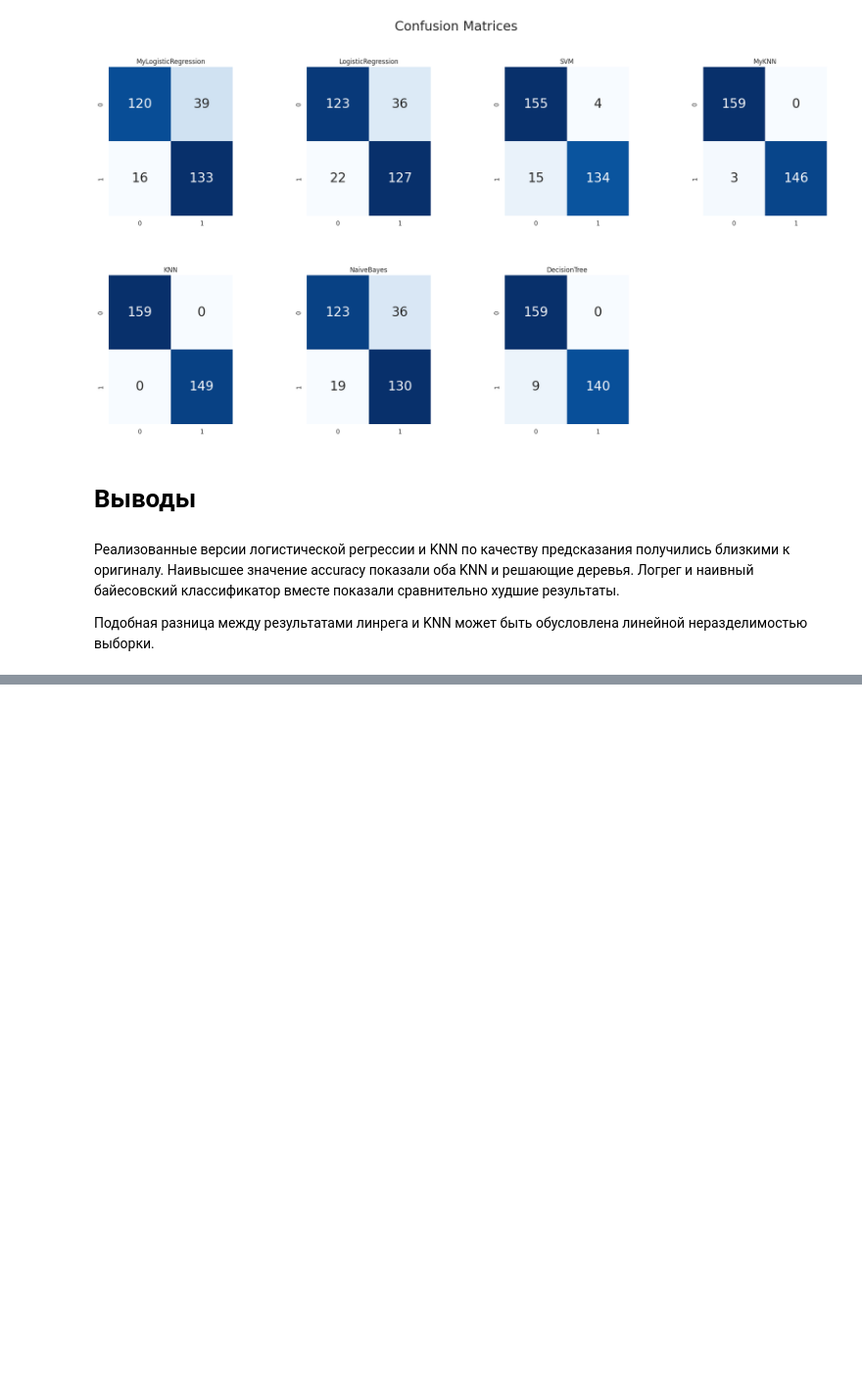
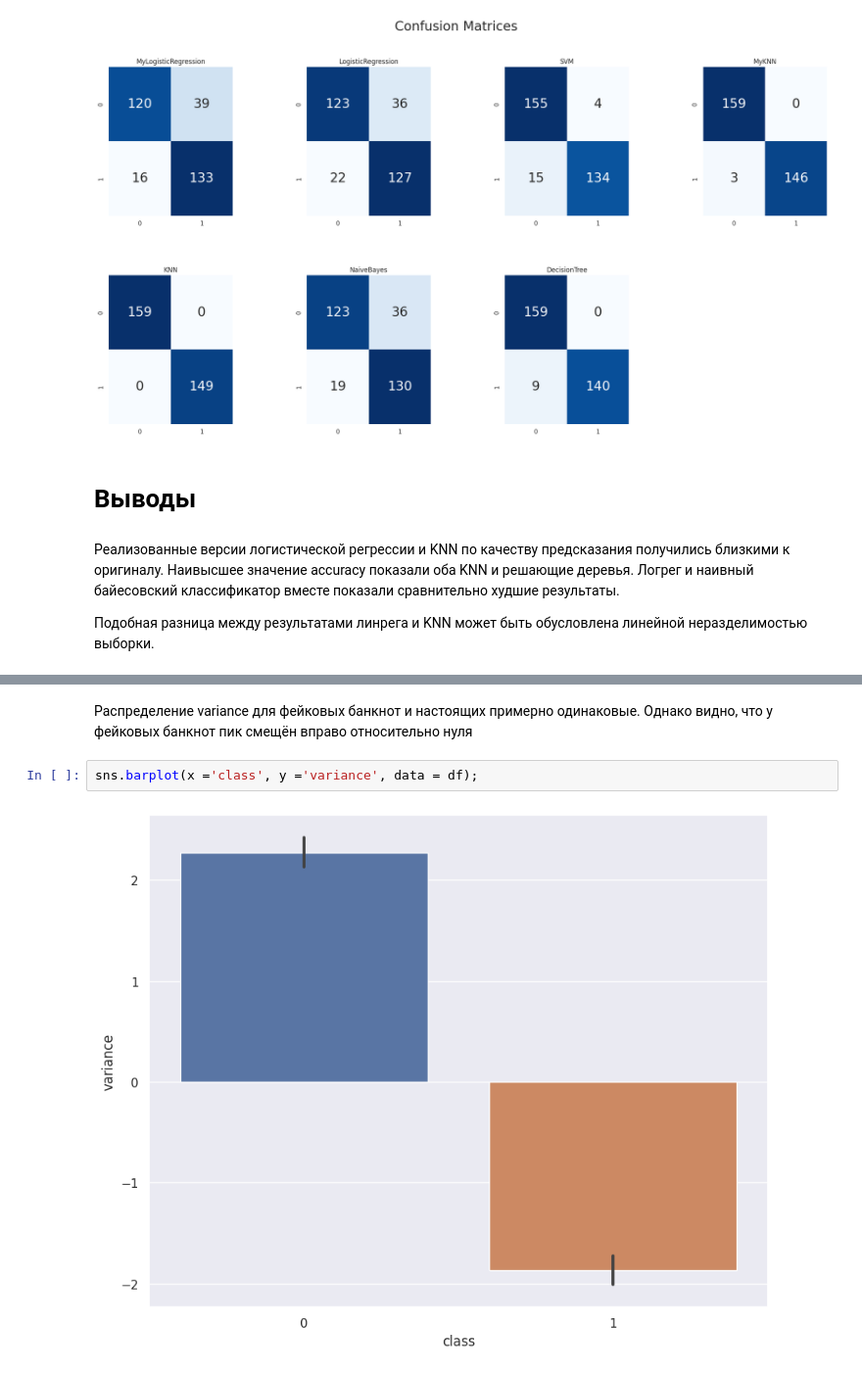
Before and after one commit to achains/ml-course, a Jupyter notebook: notebooks/T2_Classification.ipynb, the cells around one changed output, grey strips where cells are left out. Shown at 98% size. Saved outputs shown, nothing was run; the diff lists cells and outputs as text; blank space fills up the shorter version.

```diff
--- a/notebooks/T2_Classification.ipynb
+++ b/notebooks/T2_Classification.ipynb
@@ -535,0 +583,6 @@ for i, key in enumerate(cm.keys()):
+# %% [markdown]
+Распределение variance для фейковых банкнот и настоящих примерно одинаковые. Однако видно, что у фейковых банкнот пик смещён вправо относительно нуля
+# %%
+sns.barplot(x ='class', y ='variance', data = df);
+# %% [output]
+[figure, added]
```
Also changed, not shown: parts of 59 cells of this notebook, 1 other file.
